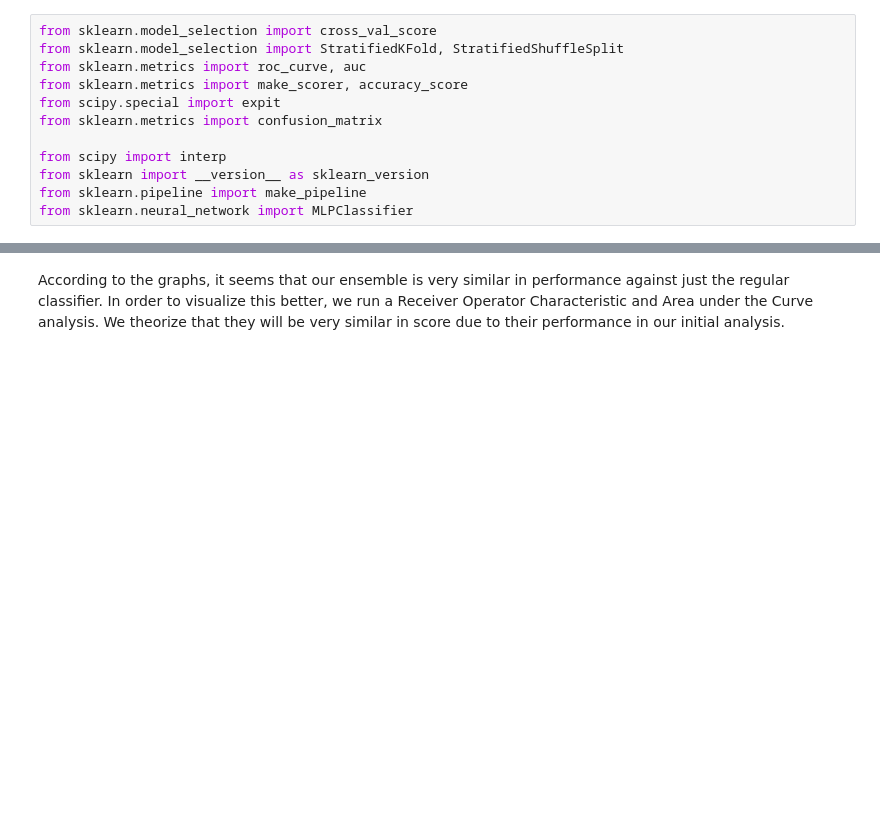
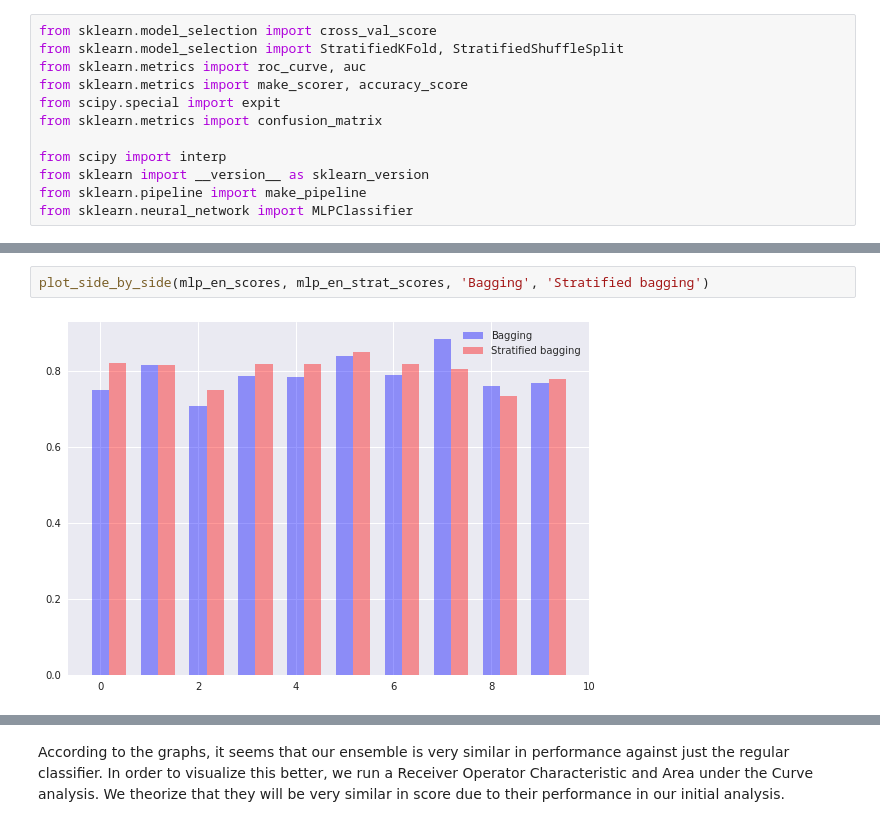
Before and after one commit to LukeWood/LightningMcQueenClassification, a Jupyter notebook: Lab6-Main.ipynb, the cells around one changed output, grey strips where cells are left out. Saved outputs shown, nothing was run; the diff lists cells and outputs as text; blank space fills up the shorter version.

```diff
--- a/Lab6-Main.ipynb
+++ b/Lab6-Main.ipynb
@@ -219,0 +246,4 @@ After building the ensemble, we compare scores against just individually running
+# %%
+plot_side_by_side(mlp_en_scores, mlp_en_strat_scores, 'Bagging', 'Stratified bagging')
+# %% [output]
+[figure, added]
```
Also changed, not shown: parts of 25 cells of this notebook.
